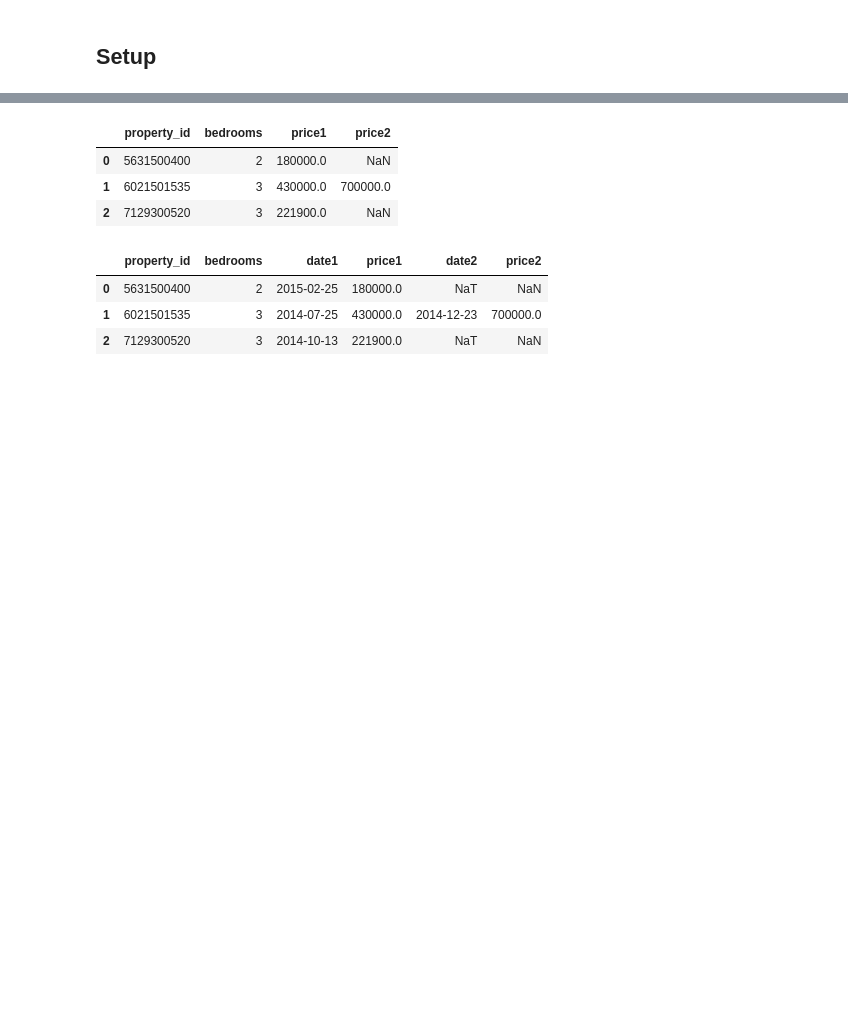
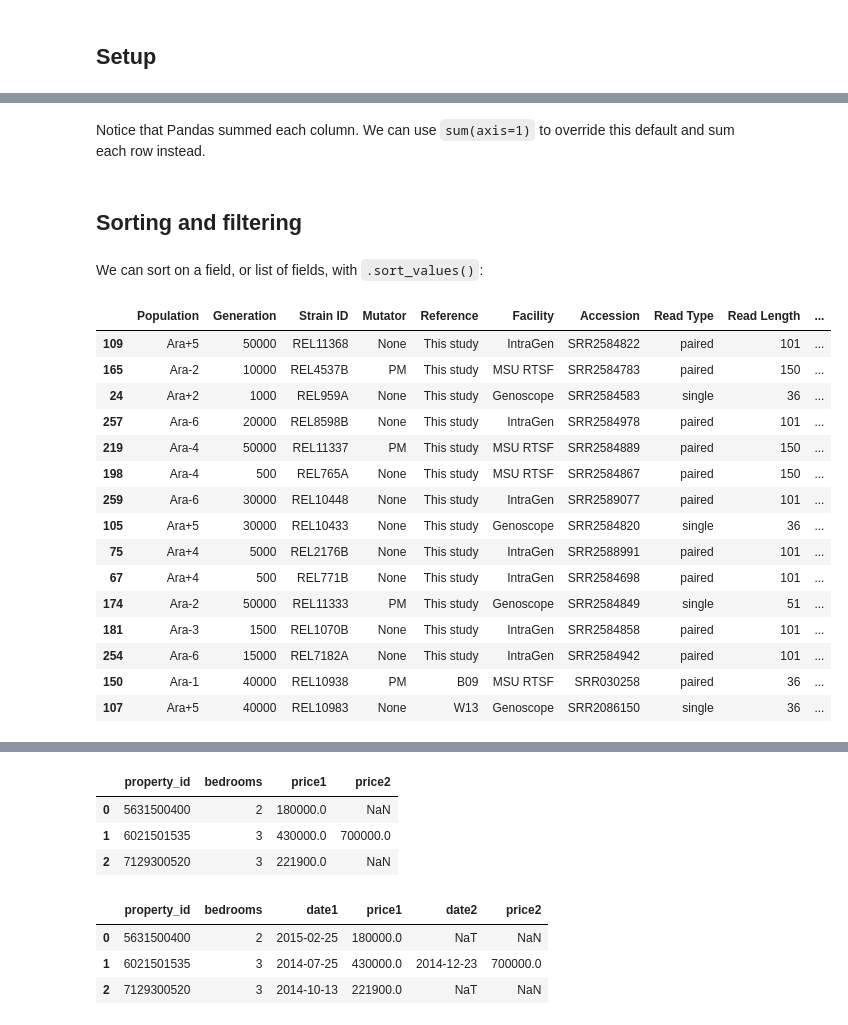
Before and after one commit to claresloggett/data_tidying_and_visualisation, a Jupyter notebook: Pandas_and_tidying.ipynb, the cells around one changed output, grey strips where cells are left out. Drawn from its saved outputs; the diff is of its cells as text; code cells hidden in the pictures; blank space fills up the shorter version.

```diff
--- a/Pandas_and_tidying.ipynb
+++ b/Pandas_and_tidying.ipynb
@@ -33,0 +92,2 @@ Here are two tiny "wide" datasets:
+# %%
+sampleruns = pd.read_csv('ltee_sampleruns.csv')
@@ -33,0 +380,27 @@ Here are two tiny "wide" datasets:
+# %% [markdown]
+Notice that Pandas summed each column. We can use `sum(axis=1)` to override this default and sum each row instead.
+# %% [markdown]
+## Sorting and filtering
+# %% [markdown]
+We can sort on a field, or list of fields, with `.sort_values()`:
+# %%
+# Get a random example subset
+subset = sampleruns.sample(15)
+subset
+# %% [output]
+|  | Population | Generation | Strain ID | Mutator | Reference | Facility | Accession | Read Type | Read Length | ... |
+| 109 | Ara+5 | 50000 | REL11368 | None | This study | IntraGen | SRR2584822 | paired | 101 | ... |
+| 165 | Ara-2 | 10000 | REL4537B | PM | This study | MSU RTSF | SRR2584783 | paired | 150 | ... |
+| 24 | Ara+2 | 1000 | REL959A | None | This study | Genoscope | SRR2584583 | single | 36 | ... |
+| 257 | Ara-6 | 20000 | REL8598B | None | This study | IntraGen | SRR2584978 | paired | 101 | ... |
+| 219 | Ara-4 | 50000 | REL11337 | PM | This study | MSU RTSF | SRR2584889 | paired | 150 | ... |
+| 198 | Ara-4 | 500 | REL765A | None | This study | MSU RTSF | SRR2584867 | paired | 150 | ... |
+| 259 | Ara-6 | 30000 | REL10448 | None | This study | IntraGen | SRR2589077 | paired | 101 | ... |
+| 105 | Ara+5 | 30000 | REL10433 | None | This study | Genoscope | SRR2584820 | single | 36 | ... |
+| 75 | Ara+4 | 5000 | REL2176B | None | This study | IntraGen | SRR2588991 | paired | 101 | ... |
+| 67 | Ara+4 | 500 | REL771B | None | This study | IntraGen | SRR2584698 | paired | 101 | ... |
+| 174 | Ara-2 | 50000 | REL11333 | PM | This study | Genoscope | SRR2584849 | single | 51 | ... |
+| 181 | Ara-3 | 1500 | REL1070B | None | This study | IntraGen | SRR2584858 | paired | 101 | ... |
+| 254 | Ara-6 | 15000 | REL7182A | None | This study | IntraGen | SRR2584942 | paired | 101 | ... |
+| 150 | Ara-1 | 40000 | REL10938 | PM | B09 | MSU RTSF | SRR030258 | paired | 36 | ... |
+| 107 | Ara+5 | 40000 | REL10983 | None | W13 | Genoscope | SRR2086150 | single | 36 | ... |
```
Also changed, not shown: parts of 125 cells of this notebook.
